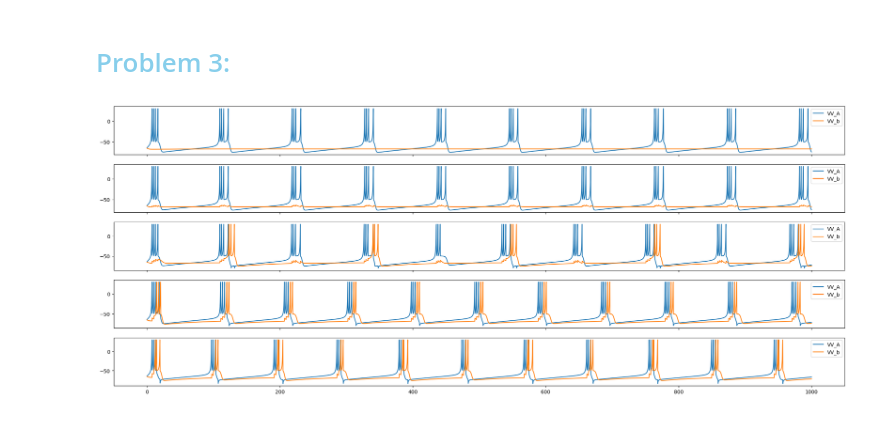
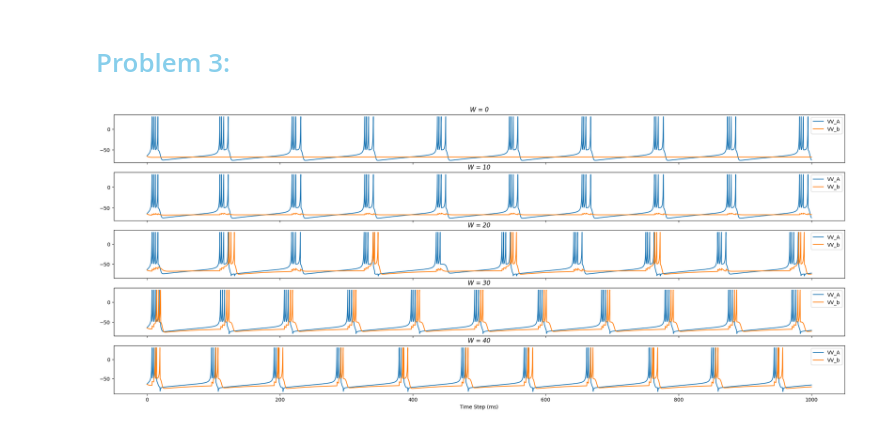
Before and after one commit to jacklvd/intelligent_sys, a Jupyter notebook: HW1/code/neuron_spiking.ipynb, the cells around one changed output. Drawn from its saved outputs; the diff is of its cells as text; code cells hidden in the pictures.

```diff
--- a/HW1/code/neuron_spiking.ipynb
+++ b/HW1/code/neuron_spiking.ipynb
@@ -35,11 +35,11 @@ def neuron_spiking(row, a, b, c, d, u, V, VV, uu, spike_ts, T1=0, I=0.0):
         uu.append(u)
 
     data_frame[row] = pd.DataFrame({'x' : np.linspace(0, steps, 4001), 'VV' : VV})
-    plt.xlabel('')
+    plt.xlabel('Time Step (ms)')
     return sum(spike_ts[800:])/800
 # %%
 data_frame = [0 for _ in range(5)]
-fig, axis = plt.subplots(len(data_frame), 1, sharex=True, figsize=(20,6), squeeze=False)
+fig, axis = plt.subplots(len(data_frame), 1, sharex=True, figsize=(20,8), squeeze=False)
 row = 0
 II = [1, 10, 20, 30, 40]
 RR = []
@@ -50,6 +50,7 @@ for i in II:
 
 count = 0
 for j in data_frame:
+    axis[count, 0].set_title(f'I = {II[count]}', fontstyle='italic')
     axis[count, 0].plot(data_frame[count]['x'],data_frame[count]['VV'])
     count += 1
 plt.savefig('problem1a.png')
@@ -76,13 +77,14 @@ row = 0
 FS_II = [1, 10, 20, 30, 40]
 FS_RR = []
 
-for i in II:
+for i in FS_II:
     R = neuron_spiking(row, a, b, c, d, u, V, [], [], [], I=i)
     row += 1
     FS_RR.append(R)
 
 count = 0
 for j in data_frame:
+    axis[count, 0].set_title(f'I = {FS_II[count]}', fontstyle='italic')
     axis[count, 0].plot(data_frame[count]['x'],data_frame[count]['VV'])
     count += 1
 plt.savefig('problem2.png')
@@ -140,13 +142,15 @@ def neuron_chattering(row, W):
 
     sns.lineplot(ax=axis[row], x=np.linspace(0, 1000, 4001), label='VV_A', y=VV_a)
     sns.lineplot(ax=axis[row], x=np.linspace(0, 1000, 4001), label='VV_b', y=VV_b)
+    plt.xlabel('Time Step (ms)')
 # %%
 fig, axis = plt.subplots(5, 1, sharex=True, figsize=(26,10))
 row = 0
 WW = [0, 10, 20, 30, 40]
 for w in WW:
     neuron_chattering(row, w)
+    axis[row].set_title(f'W = {WW[row]}', fontstyle='italic')
     row += 1
 plt.savefig('problem3.png')
 # %% [output]
-[figure, old version]
+[figure, new version]
```
Also changed, not shown: parts of 2 cells of this notebook, 3 other files.
